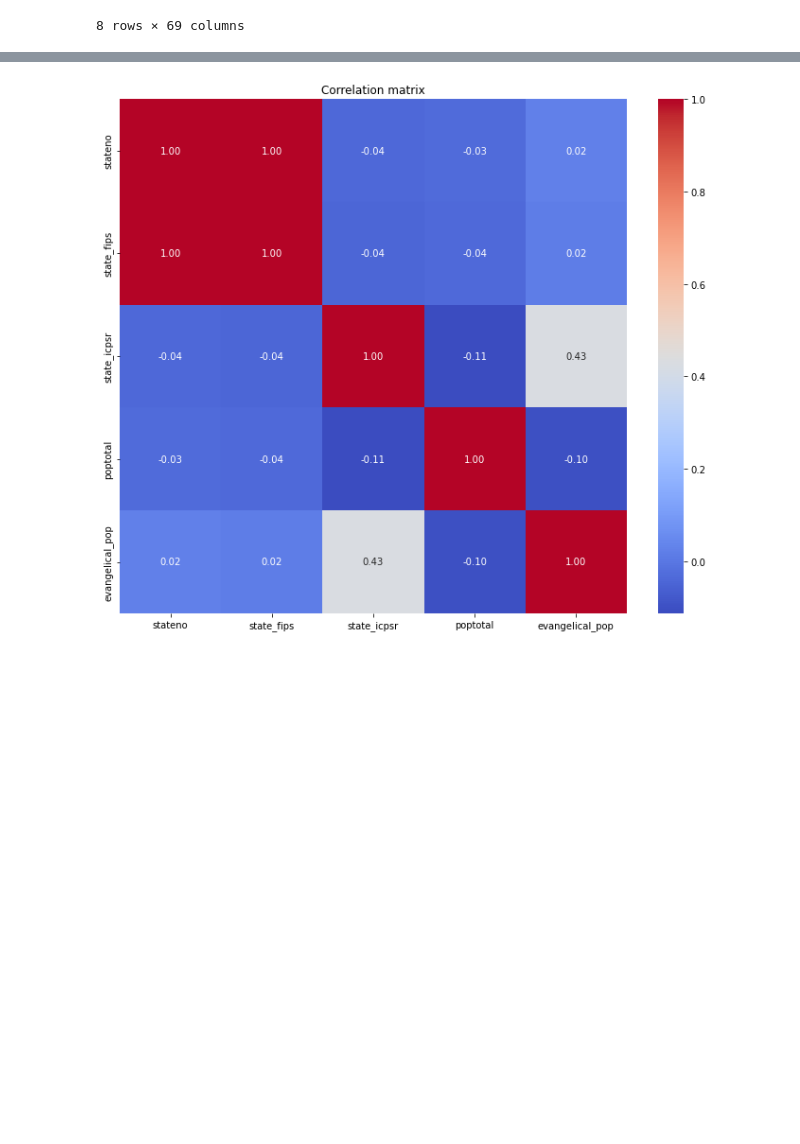
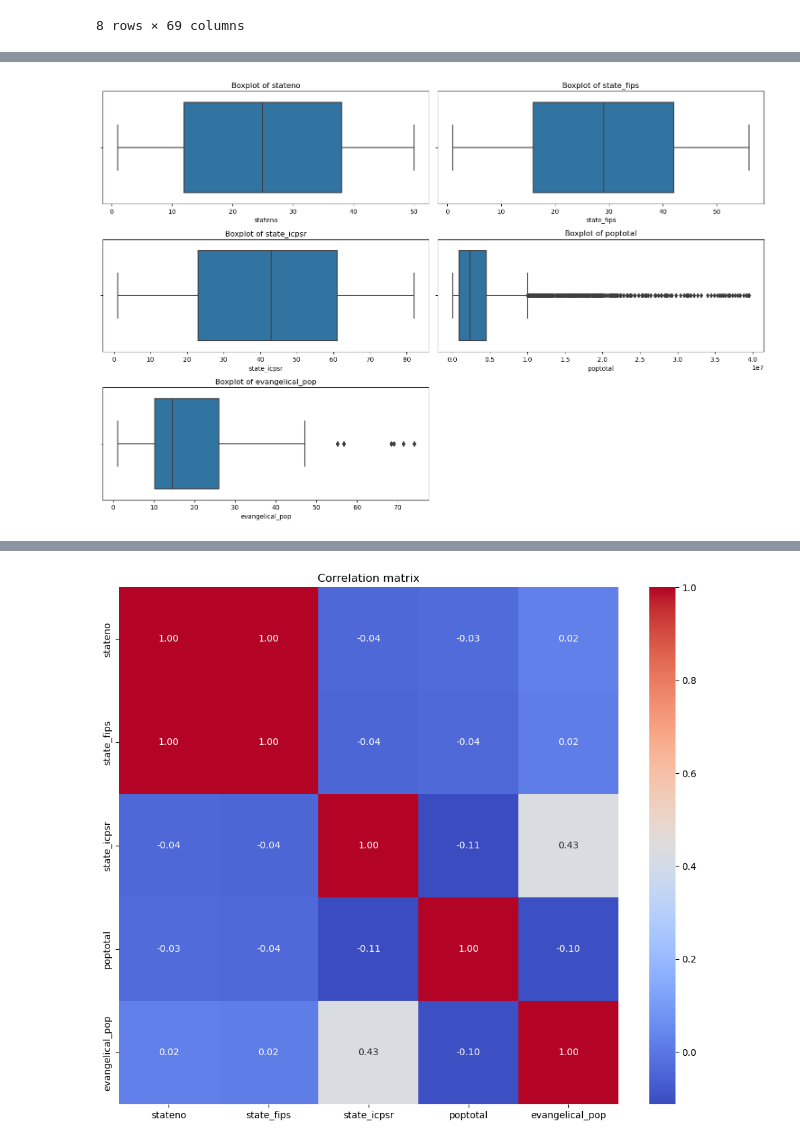
Before and after one commit to SaverioPCapra/metrics_theory_2_project, a Jupyter notebook: tutorial.ipynb, the cells around one changed output, grey strips where cells are left out. Cells and saved outputs as stored; diff of their text form; code cells hidden in the pictures; blank space fills up the shorter version.

```diff
--- a/tutorial.ipynb
+++ b/tutorial.ipynb
@@ -377,11 +371,0 @@ plt.show()
-# %%
-# boxplot of the first k numerical variables
-k=5
-num_cols = df.select_dtypes(include=[np.number]).columns[:k]
-plt.figure(figsize=(15, 10))
-for idx, col in enumerate(num_cols):
-    plt.subplot((len(num_cols)+1)//2, 2, idx+1)
-    sns.boxplot(x=df[col])
-    plt.title(f"Boxplot of {col}")
-plt.tight_layout()
-plt.show()
@@ -389,0 +411,20 @@ plt.show()
+# %%
+# We create again a new figure with the following size: width=15, height=10 inches
+plt.figure(figsize=(15, 10))
+
+for idx, col in enumerate(numerical_columns):
+    # Iterates through the numerical columns with their indices
+    # Creates a subplot in a grid
+    # (len(numerical_columns)+1)//2 calculates the number of rows, ensuring all plots fit
+    # 2 specifies 2 columns in the grid
+    # idx+1 specifies the position of the current subplot (note: the function uses a 1-based index)
+    plt.subplot((len(numerical_columns)+1)//2, 2, idx+1)
+
+    sns.boxplot(x=df[col]) # Creates a boxplot for the current column using seaborn
+    plt.title(f"Boxplot of {col}") # Sets the title of the subplot with the column name
+
+plt.tight_layout() # Adjust subplot parameters to prevent overlapping titles and labels
+
+plt.show() # Displays the generated figure with all the boxplots
+# %% [output]
+[figure, added]
```
Also changed, not shown: parts of 33 cells of this notebook.
